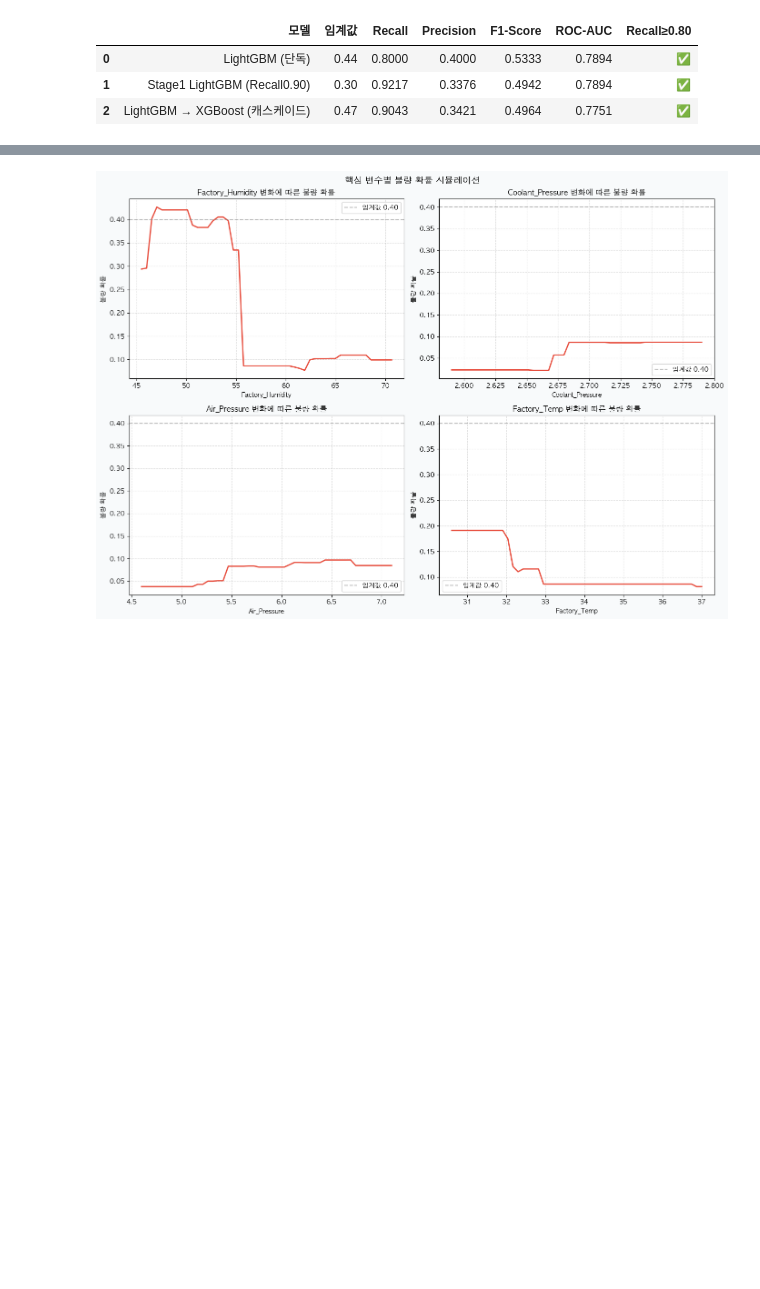
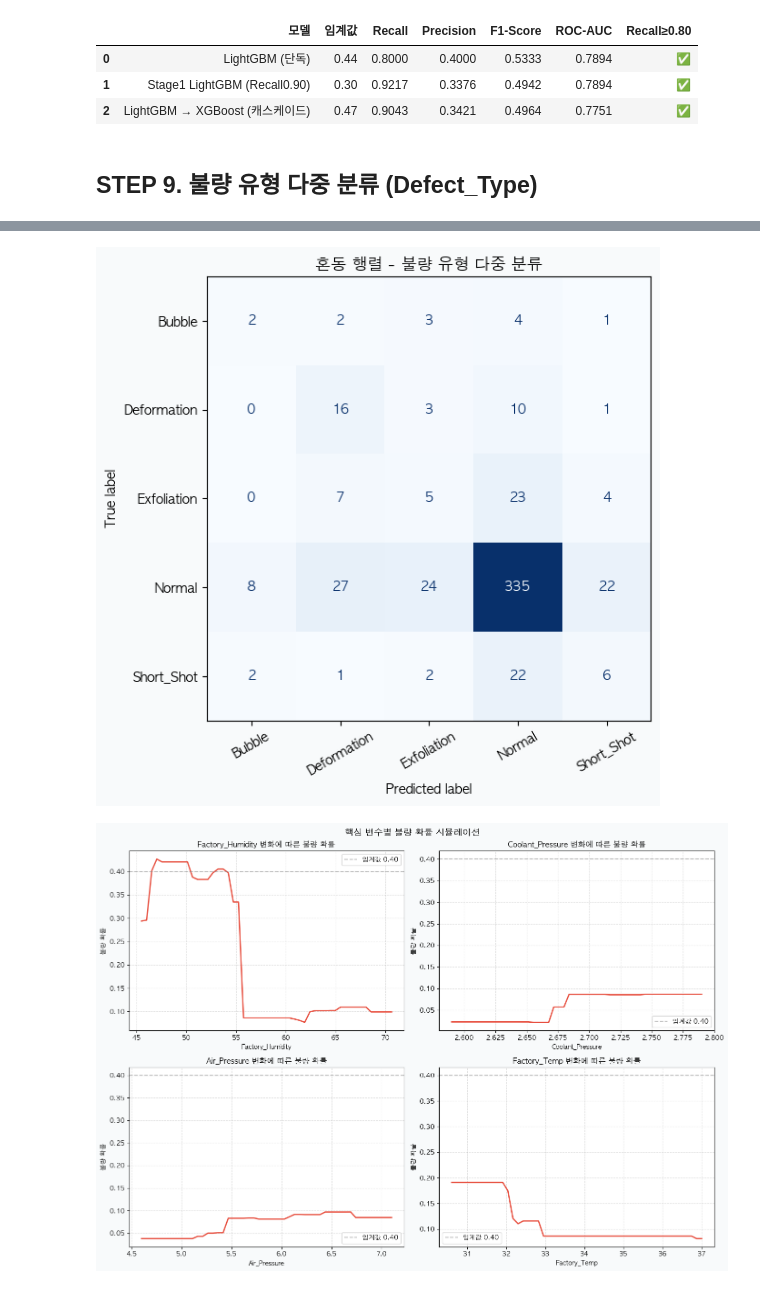
Before and after one commit to heeso0908/hotsix, a Jupyter notebook: notebooks/지소윤/모델링.ipynb, the cells around one changed output, grey strips where cells are left out. Drawn from its saved outputs; the diff is of its cells as text; code cells hidden in the pictures; blank space fills up the shorter version.

```diff
--- a/notebooks/지소윤/모델링.ipynb
+++ b/notebooks/지소윤/모델링.ipynb
@@ -654,3 +654,69 @@ display(compare_df)
 | 0 | LightGBM (단독) | 0.44 | 0.8000 | 0.4000 | 0.5333 | 0.7894 | ✅ |
 | 1 | Stage1 LightGBM (Recall0.90) | 0.30 | 0.9217 | 0.3376 | 0.4942 | 0.7894 | ✅ |
 | 2 | LightGBM → XGBoost (캐스케이드) | 0.47 | 0.9043 | 0.3421 | 0.4964 | 0.7751 | ✅ |
+# %% [markdown]
+## STEP 9. 불량 유형 다중 분류 (Defect_Type)
+# %%
+from sklearn.metrics import classification_report, confusion_matrix, ConfusionMatrixDisplay
+from sklearn.preprocessing import LabelEncoder
+
+# =======================================================
+# STEP 9. 불량 유형 다중 분류
+#
+# 타겟: Defect_Type
+#   - Normal / Exfoliation / Short_Shot / Deformation / Bubble
+#   - Other, Stain 제외 (샘플 수 극소)
+# 피처: 기존 21개 공정 피처 동일
+# =======================================================
+
+# -------------------------------------------
+# 데이터 준비
+# -------------------------------------------
+type1_multi = pd.read_csv('../../data/df_final_Type1.csv')
+type1_multi['Pressure_Diff_ratio'] = type1_multi['Casting_Pressure'] / type1_multi['Cylinder_Pressure']
+
+# Other, Stain 제외
+type1_multi = type1_multi[~type1_multi['Defect_Type'].isin(['Other', 'Stain'])].reset_index(drop=True)
+
+X_multi = type1_multi[FEATURES].copy()
+y_multi = type1_multi['Defect_Type'].copy()
+
+print("[ 클래스 분포 ]")
+print(y_multi.value_counts())
+print(f"\n전체 샘플: {len(y_multi)}건")
+
+# -------------------------------------------
+# Train/Test Split
+# -------------------------------------------
+X_tr_m, X_te_m, y_tr_m, y_te_m = train_test_split(
+    X_multi, y_multi, test_size=0.2, stratify=y_multi, random_state=SEED)
+
+print(f"\n훈련셋: {X_tr_m.shape[0]}행 / 테스트셋: {X_te_m.shape[0]}행")
+
+# -------------------------------------------
+# LightGBM 다중 분류
+# -------------------------------------------
+lgb_multi = lgb.LGBMClassifier(
+    n_estimators=300, learning_rate=0.01, num_leaves=127,
+    subsample=0.7, class_weight='balanced',
+    random_state=SEED, verbose=-1
+)
+lgb_multi.fit(X_tr_m, y_tr_m)
+y_pred_multi = lgb_multi.predict(X_te_m)
+
+print("\n[ LightGBM 다중 분류 성능 ]")
+print(classification_report(y_te_m, y_pred_multi, digits=4))
+
+# -------------------------------------------
+# 혼동 행렬 시각화
+# -------------------------------------------
+labels = sorted(y_multi.unique())
+cm_multi = confusion_matrix(y_te_m, y_pred_multi, labels=labels)
+
+fig, ax = plt.subplots(figsize=(8, 6), facecolor='#F8FAFB')
+ConfusionMatrixDisplay(cm_multi, display_labels=labels).plot(
+    ax=ax, colorbar=False, cmap='Blues', xticks_rotation=30)
+ax.set_title('혼동 행렬 - 불량 유형 다중 분류', fontweight='bold')
+plt.tight_layout()
+plt.show()
+# %% [output]
@@ -657,3 +740,4 @@ display(compare_df)
+[figure, added]
 # %%
 #with open('model_type1_lgbm.pkl', 'wb') as f:
     #pickle.dump({'model': best_lgb, 'threshold': float(opt_thr_lgbm), 'features': list(X_train.columns)}, f)
```
Also changed, not shown: parts of 1 cell of this notebook, 1 other file.
